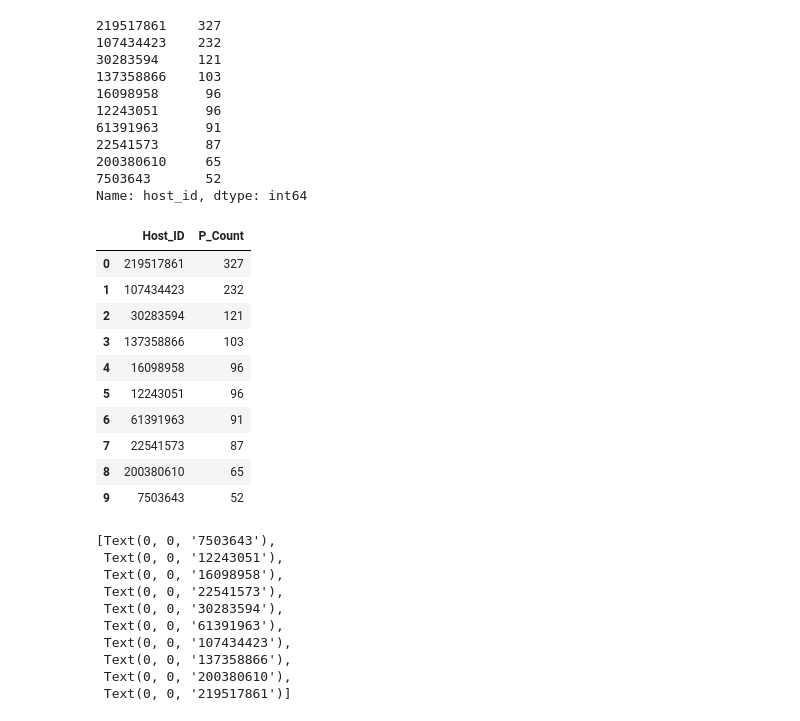
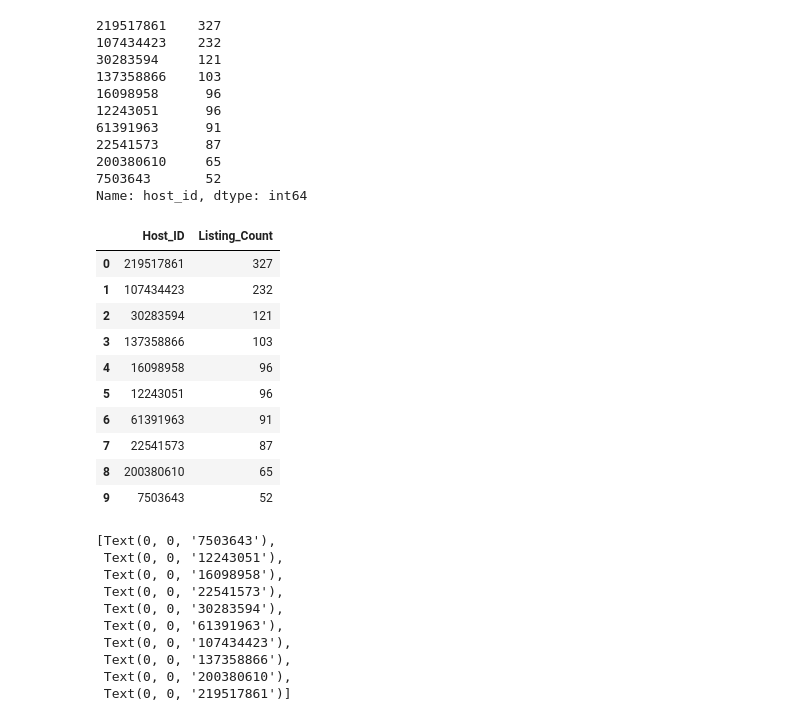
Before and after one commit to shubhamjangid510/EDA-Capstone-Airbnb-Analysis, a Jupyter notebook: Airbnb_Bookings_Analysis_Capstone_Project.ipynb, the cells around one changed output. Cells and saved outputs as stored; diff of their text form; code cells hidden in the pictures.

```diff
--- a/Airbnb_Bookings_Analysis_Capstone_Project.ipynb
+++ b/Airbnb_Bookings_Analysis_Capstone_Project.ipynb
@@ -278,12 +256,12 @@ Name: host_id, dtype: int64
 sns.set(rc={'figure.figsize':(10,8)})
 sns.set_style('white')
 # %%
-top_host_df=pd.DataFrame(top_host)
+top_host_df=pd.DataFrame(top_hosts)
 top_host_df.reset_index(inplace=True)
-top_host_df.rename(columns={'index':'Host_ID', 'host_id':'P_Count'}, inplace=True)
+top_host_df.rename(columns={'index':'Host_ID', 'host_id':'Listing_Count'}, inplace=True)
 top_host_df
 # %% [output]
-|  | Host_ID | P_Count |
+|  | Host_ID | Listing_Count |
 | 0 | 219517861 | 327 |
 | 1 | 107434423 | 232 |
 | 2 | 30283594 | 121 |
```
Also changed, not shown: parts of 14 cells of this notebook.
